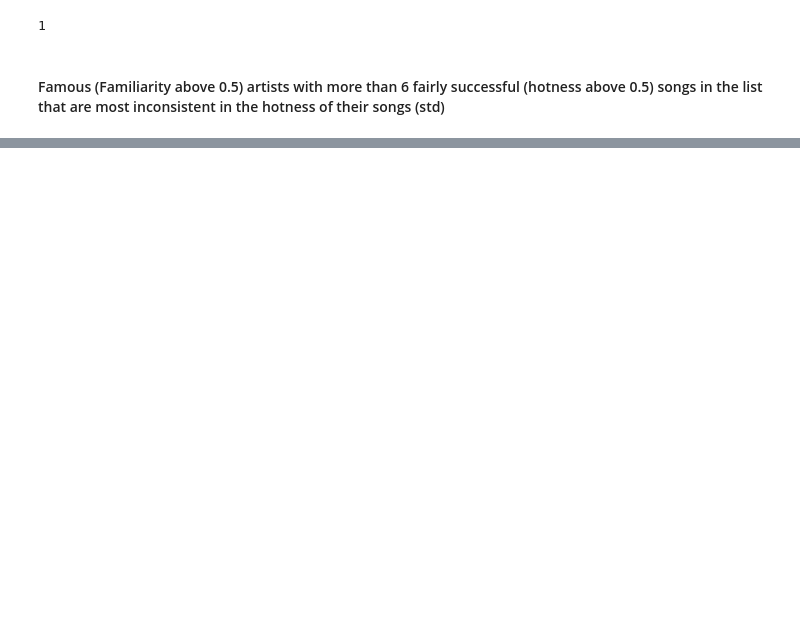
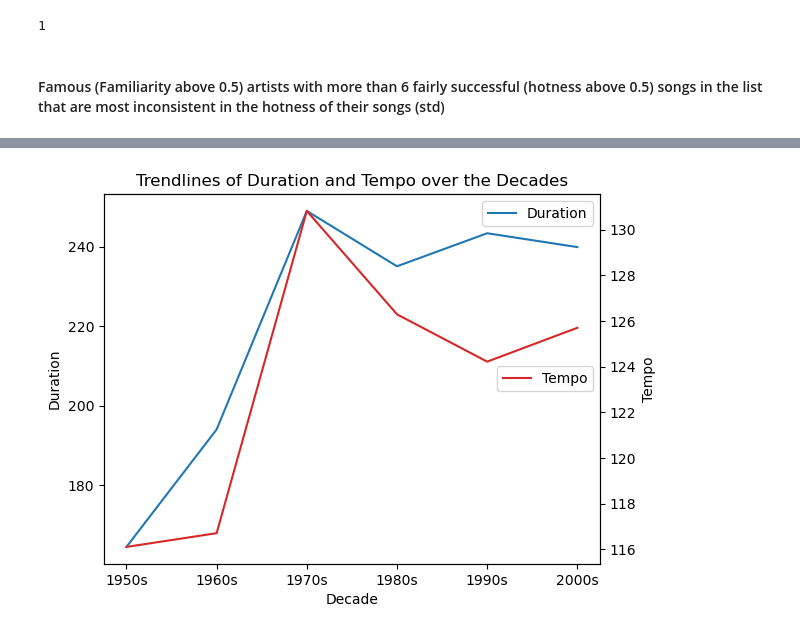
Before and after one commit to Group-20-Data-Eng-1/DE-1, a Jupyter notebook: MSD_analysis_pt1.ipynb, the cells around one changed output, grey strips where cells are left out. Saved outputs shown, nothing was run; the diff lists cells and outputs as text; code cells hidden in the pictures; blank space fills up the shorter version.

```diff
--- a/MSD_analysis_pt1.ipynb
+++ b/MSD_analysis_pt1.ipynb
@@ -94,2 +148,22 @@ df_result = msd_df.select('Year', 'Tempo', 'Duration', 'ArtistFamiliarity')\
+# %%
+import matplotlib.pyplot as plt
+
+df_pandas = df_result.toPandas()
+
+fig, ax1 = plt.subplots()
+ax2 = ax1.twinx()
+
+df_pandas.plot(x='Decade', y='avg(Duration)', ax=ax1, label='Duration', color='tab:blue')
+df_pandas.plot(x='Decade', y='avg(Tempo)', ax=ax2, label='Tempo', color='tab:red')
+
+ax1.set_xlabel('Decade')
+ax1.set_ylabel('Duration')
+ax2.set_ylabel('Tempo')
+ax2.legend(loc = 'center right')
+plt.title('Trendlines of Duration and Tempo over the Decades')
+
+plt.show()
+# %% [output]
+[figure, added]
 # %%
 spark_session.stop()
```
Also changed, not shown: parts of 6 cells of this notebook.
